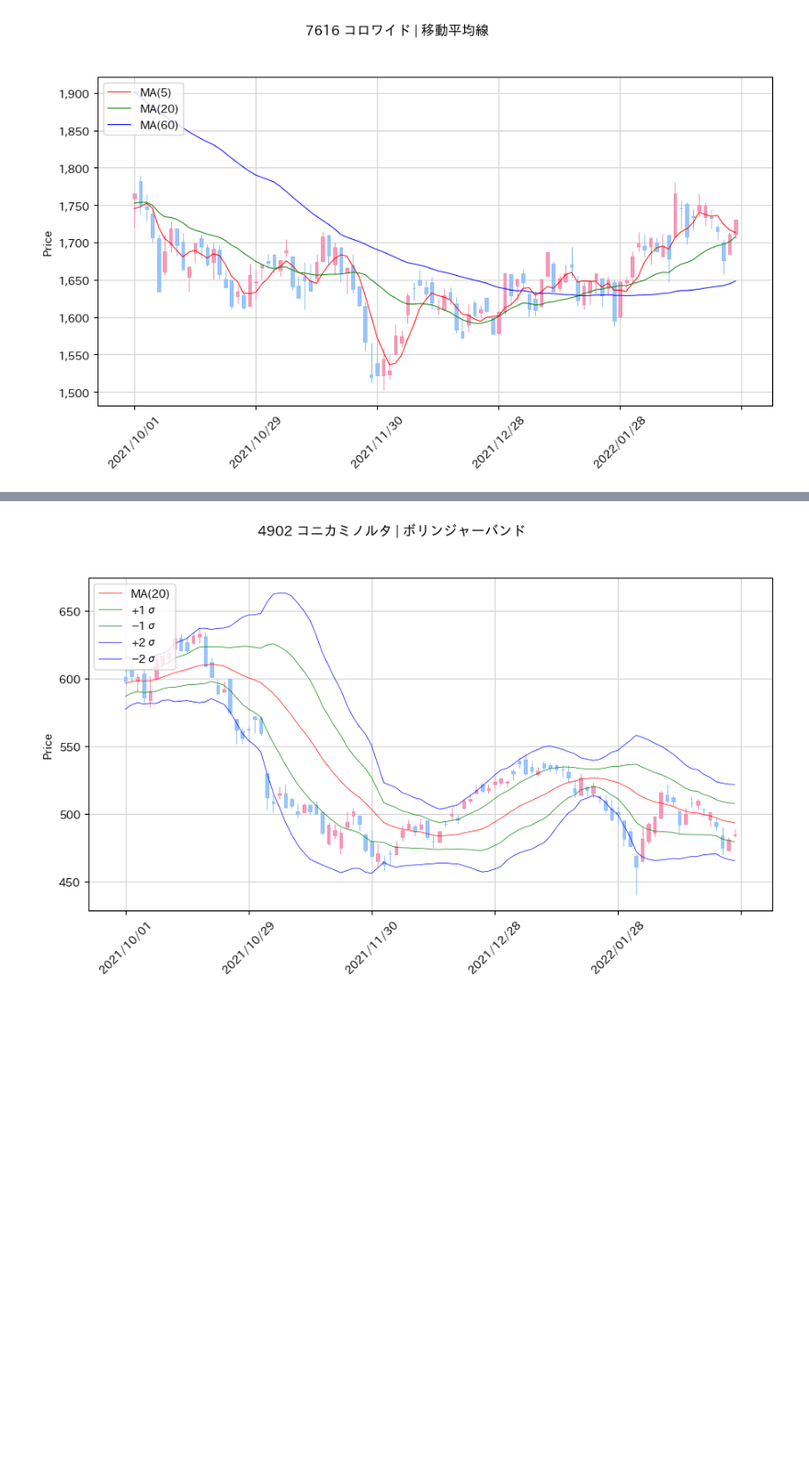
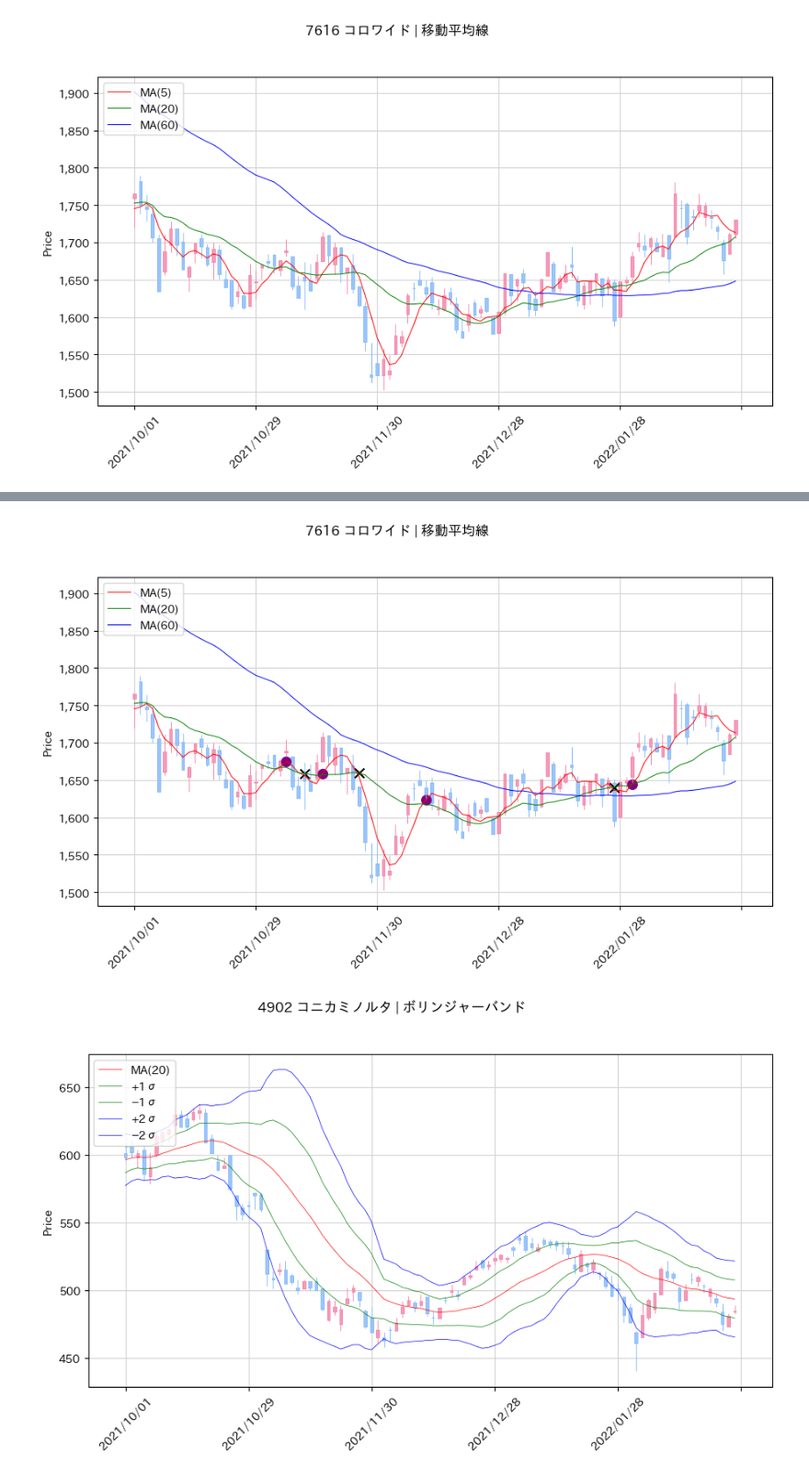
Before and after one commit to hirokimituya/stock-price-analysis, a Jupyter notebook: technical_analysis/株価分析関数_mplfinance.ipynb, the cells around one changed output, grey strips where cells are left out. Shown at 92% size. Cells and saved outputs as stored; diff of their text form; code cells hidden in the pictures; blank space fills up the shorter version.

```diff
--- a/technical_analysis/株価分析関数_mplfinance.ipynb
+++ b/technical_analysis/株価分析関数_mplfinance.ipynb
@@ -403,3 +423,8 @@ show_plot(7616, 'コロワイド', '2021-10-1', '2022-2-28', sma=[5, 20, 60], ti
+# %%
+# ゴールデンクロス・デッドクロスをチャートに表示する
+show_plot(7616, 'コロワイド', '2021-10-1', '2022-2-28', mas=[5, 20, 60], gcdc=[5, 20], title='移動平均線')
+# %% [output]
+[figure, added]
 # %%
 # ボリンジャーバンドをチャートに表示する
 show_plot(4902, 'コニカミノルタ', '2021-10-1', '2022-2-28', bbands={'sma': 20, 'bbands': [1, 2]}, title='ボリンジャーバンド')
```
Also changed, not shown: parts of 10 cells of this notebook.
